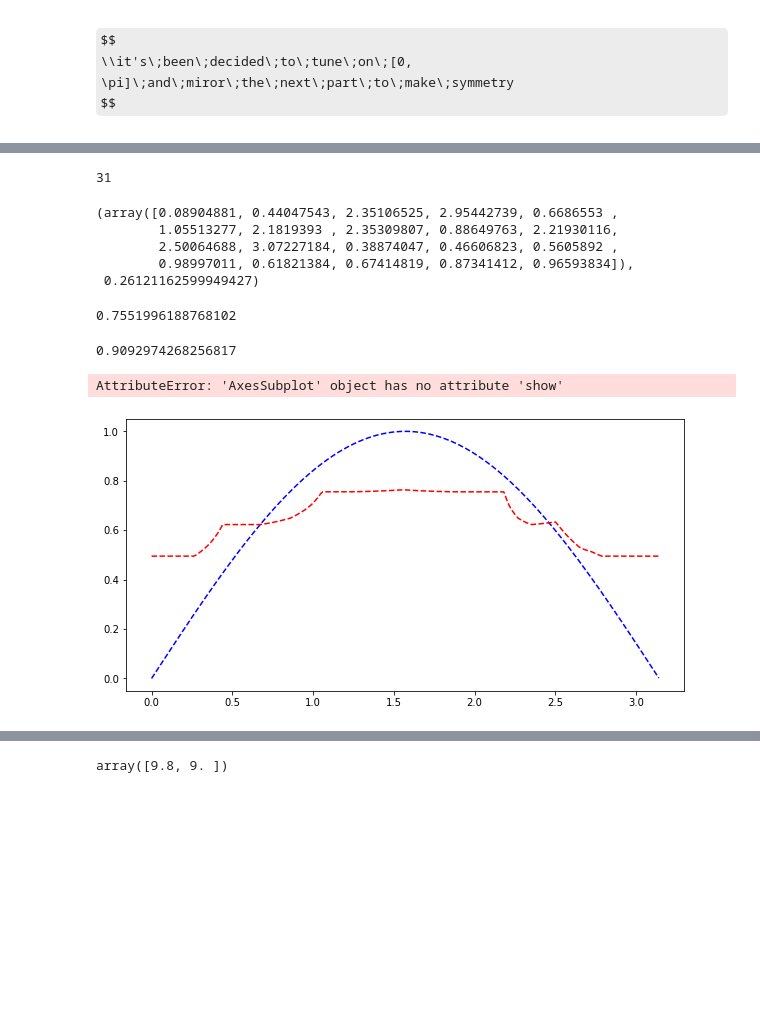
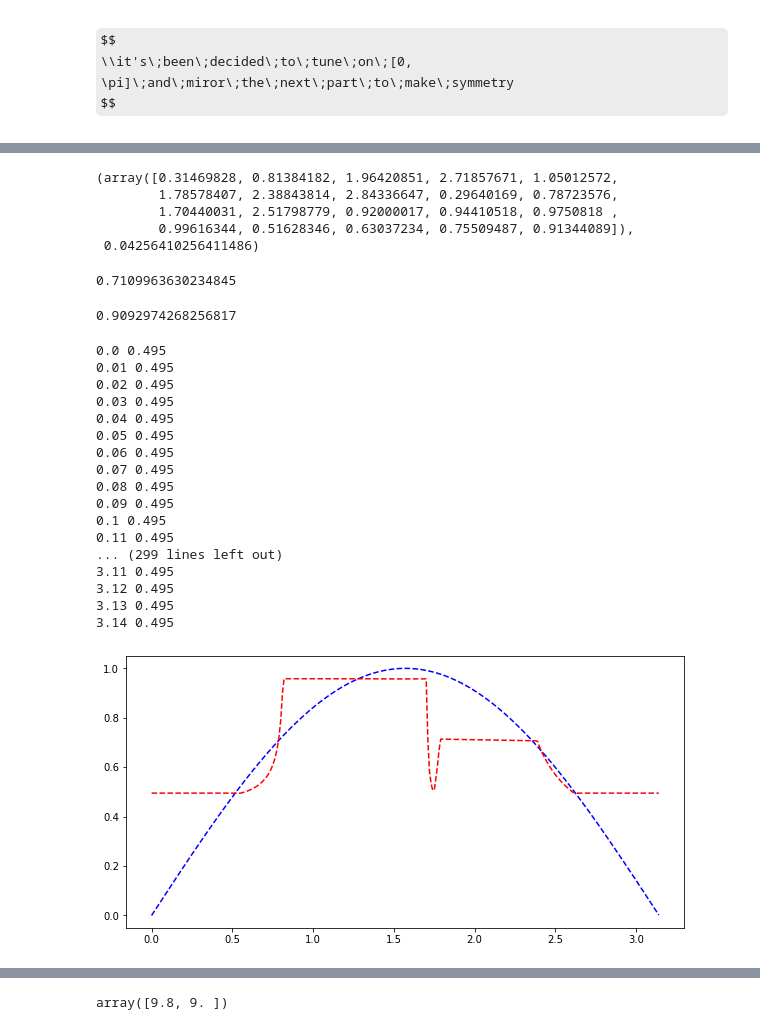
Before and after one commit to garfield-gray/Fuzzy, a Jupyter notebook: P#2-zadeh.ipynb, the cells around one changed output, grey strips where cells are left out. Cells and saved outputs as stored; diff of their text form; code cells hidden in the pictures; some formulas as TeX source; blank space fills up the shorter version.

Commit message:
sin(x) second result

```diff
--- a/P#2-zadeh.ipynb
+++ b/P#2-zadeh.ipynb
@@ -62,5 +65,5 @@ np.sin(1)
 # %%
-def Error(X):
+def Error1(X):
     p4 = np.pi/4
     v = np.array([np.sin(p4)-sin(X,p4), np.sin(2*p4)-sin(X,2*p4), np.sin(3*p4)-sin(X,3*p4)])
     return np.linalg.norm(v, 2)
@@ -74,7 +74,3 @@ def ros(X):
-# %%
-ros([1,2,3,4])
-# %% [output]
-31
 # %%
 #constrains & Bounds
 bounds = [(0, np.pi), (0, np.pi), (0, np.pi), (0, np.pi), (0, np.pi), (0, np.pi), (0, np.pi), (0, np.pi),
@@ -83,66 +79,66 @@ bounds = [(0, np.pi), (0, np.pi), (0, np.pi), (0, np.pi), (0, np.pi), (0, np.pi)
 
 def c_x_lo_1(x):
     return np.array(x[1]-x[0])
-c1 = NonlinearConstraint(c_x_lo_1, 0, np.inf)
+c1 = NonlinearConstraint(c_x_lo_1, 1e-5, np.inf)
 def c_x_lo_2(x):
     return np.array(x[2]-x[1])
-c2 = NonlinearConstraint(c_x_lo_2, 0, np.inf)
+c2 = NonlinearConstraint(c_x_lo_2, 1e-5, np.inf)
 def c_x_lo_3(x):
     return np.array(x[3]-x[2])
-c3 = NonlinearConstraint(c_x_lo_3, 0, np.inf)
+c3 = NonlinearConstraint(c_x_lo_3, 1e-5, np.inf)
 def c_x_md_1(x):
     return np.array(x[5]-x[4])
-c4 = NonlinearConstraint(c_x_md_1, 0, np.inf)
+c4 = NonlinearConstraint(c_x_md_1, 1e-5, np.inf)
 def c_x_md_2(x):
     return np.array(x[6]-x[5])
-c5 = NonlinearConstraint(c_x_md_2, 0, np.inf)
+c5 = NonlinearConstraint(c_x_md_2, 1e-5, np.inf)
 def c_x_md_3(x):
     return np.array(x[7]-x[6])
-c6 = NonlinearConstraint(c_x_md_3, 0, np.inf)
+c6 = NonlinearConstraint(c_x_md_3, 1e-5, np.inf)
 def c_x_hi_1(x):
     return np.array(x[9]-x[8])
-c7 = NonlinearConstraint(c_x_hi_1, 0, np.inf)
+c7 = NonlinearConstraint(c_x_hi_1, 1e-5, np.inf)
 def c_x_hi_2(x):
     return np.array(x[10]-x[9])
-c8 = NonlinearConstraint(c_x_hi_2, 0, np.inf)
+c8 = NonlinearConstraint(c_x_hi_2, 1e-5, np.inf)
 def c_x_hi_3(x):
     return np.array(x[11]-x[10])
-c9 = NonlinearConstraint(c_x_hi_3, 0, np.inf)
+c9 = NonlinearConstraint(c_x_hi_3, 1e-5, np.inf)
 def c_y_lo_1(x):
     return np.array(x[13]-x[12])
-c10 = NonlinearConstraint(c_y_lo_1, 0, np.inf)
+c10 = NonlinearConstraint(c_y_lo_1, 1e-5, np.inf)
 def c_y_lo_2(x):
     return np.array(x[14]-x[13])
-c11 = NonlinearConstraint(c_y_lo_2, 0, np.inf)
+c11 = NonlinearConstraint(c_y_lo_2, 1e-5, np.inf)
 def c_y_lo_3(x):
     return np.array(x[15]-x[14])
-c12 = NonlinearConstraint(c_y_lo_3, 0, np.inf)
+c12 = NonlinearConstraint(c_y_lo_3, 1e-5, np.inf)
 def c_y_hi_1(x):
     return np.array(x[17]-x[16])
-c13 = NonlinearConstraint(c_y_hi_1, 0, np.inf)
+c13 = NonlinearConstraint(c_y_hi_1, 1e-5, np.inf)
 def c_y_hi_2(x):
     return np.array(x[18]-x[17])
-c14 = NonlinearConstraint(c_y_hi_2, 0, np.inf)
+c14 = NonlinearConstraint(c_y_hi_2, 1e-5, np.inf)
 def c_y_hi_3(x):
     return np.array(x[19]-x[18])
-c15 = NonlinearConstraint(c_y_hi_3, 0, np.inf)
+c15 = NonlinearConstraint(c_y_hi_3, 1e-5, np.inf)
+
 cs = (c1, c2, c3, c4, c5, c6, c7, c8, c9, c10, c11, c12, c13, c14, c15)
 # %%
 
 xinitial = [0, 0, 0.1, 1.5, 1, 1.6, 1.8, 3, 1.8, 2, np.pi, np.pi, 0, 0, 0.2, 0.6, 0.6, 0.8, 1, 1]
-
-result = differential_evolution(Error, bounds, constraints=(cs), x0 = xinitial)
-result.x, result.fun
+result1 = differential_evolution(Error1, bounds, constraints=cs, x0 = xinitial)
+result1.x, result1.fun
 # %% [output]
-(array([0.08904881, 0.44047543, 2.35106525, 2.95442739, 0.6686553 ,
-        1.05513277, 2.1819393 , 2.35309807, 0.88649763, 2.21930116,
-        2.50064688, 3.07227184, 0.38874047, 0.46606823, 0.5605892 ,
-        0.98997011, 0.61821384, 0.67414819, 0.87341412, 0.96593834]),
- 0.26121162599949427)
+(array([0.31469828, 0.81384182, 1.96420851, 2.71857671, 1.05012572,
+        1.78578407, 2.38843814, 2.84336647, 0.29640169, 0.78723576,
+        1.70440031, 2.51798779, 0.92000017, 0.94410518, 0.9750818 ,
+        0.99616344, 0.51628346, 0.63037234, 0.75509487, 0.91344089]),
+ 0.04256410256411486)
 # %%
-sin(result.x, 2)
+sin(result1.x, 2)
 # %% [output]
-0.7551996188768102
+0.7109963630234845
 # %%
 np.sin(2)
 # %% [output]
@@ -150,16 +146,32 @@ np.sin(2)
 # %%
 fig, ax0 = plt.subplots(figsize=(10, 5))
 
 y_sin = np.sin(x_in)
 ax0.plot(x_in, y_sin, 'b', linewidth=1.5, linestyle='--', )
 
 y_f_sin = np.array([])
 for i in x_in:
-    #print(i, sin(result.x, i))
-    y_f_sin = np.append(y_f_sin, sin(result.x, i))
+    #print(i, sin(result1.x, i))
+    y_f_sin = np.append(y_f_sin, sin(result1.x, i))
 
 ax0.plot(x_in, y_f_sin, 'r', linewidth=1.5, linestyle='--', )
 plt.show()
 # %% [output]
-AttributeError: 'AxesSubplot' object has no attribute 'show'
+0.0 0.495
+0.01 0.495
+0.02 0.495
+0.03 0.495
+0.04 0.495
+0.05 0.495
+0.06 0.495
+0.07 0.495
+0.08 0.495
+0.09 0.495
+0.1 0.495
+0.11 0.495
+... (299 lines left out)
+3.11 0.495
+3.12 0.495
+3.13 0.495
+3.14 0.495
-[figure, old version]
+[figure, new version]
```
Also changed, not shown: parts of 15 cells of this notebook, 1 other file.
